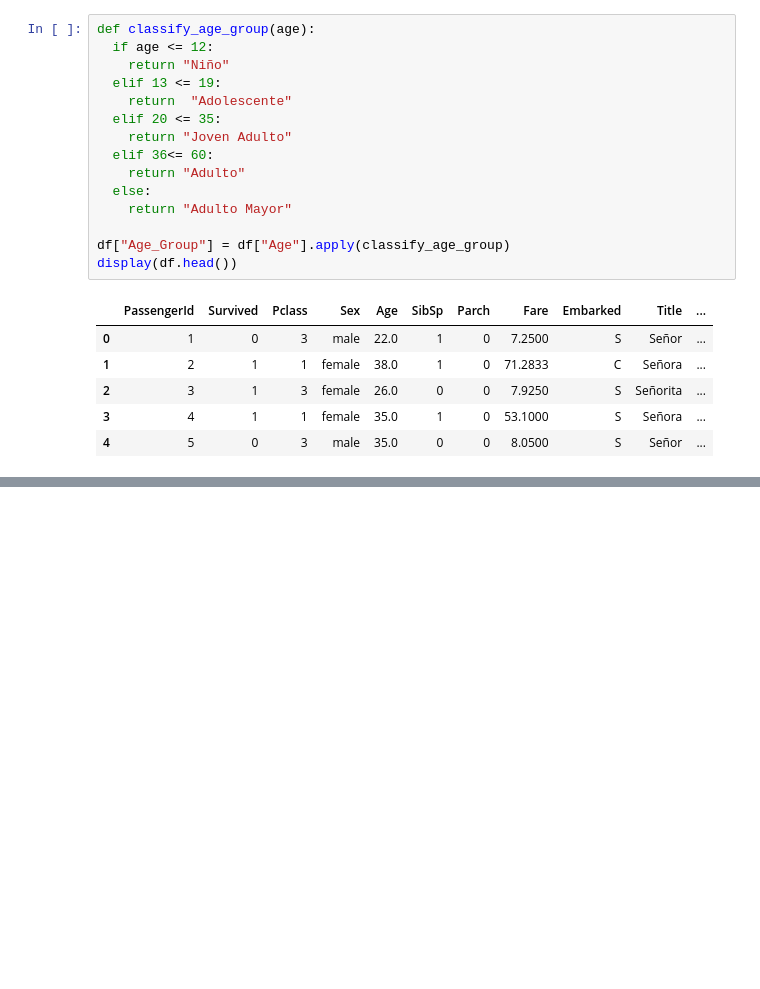
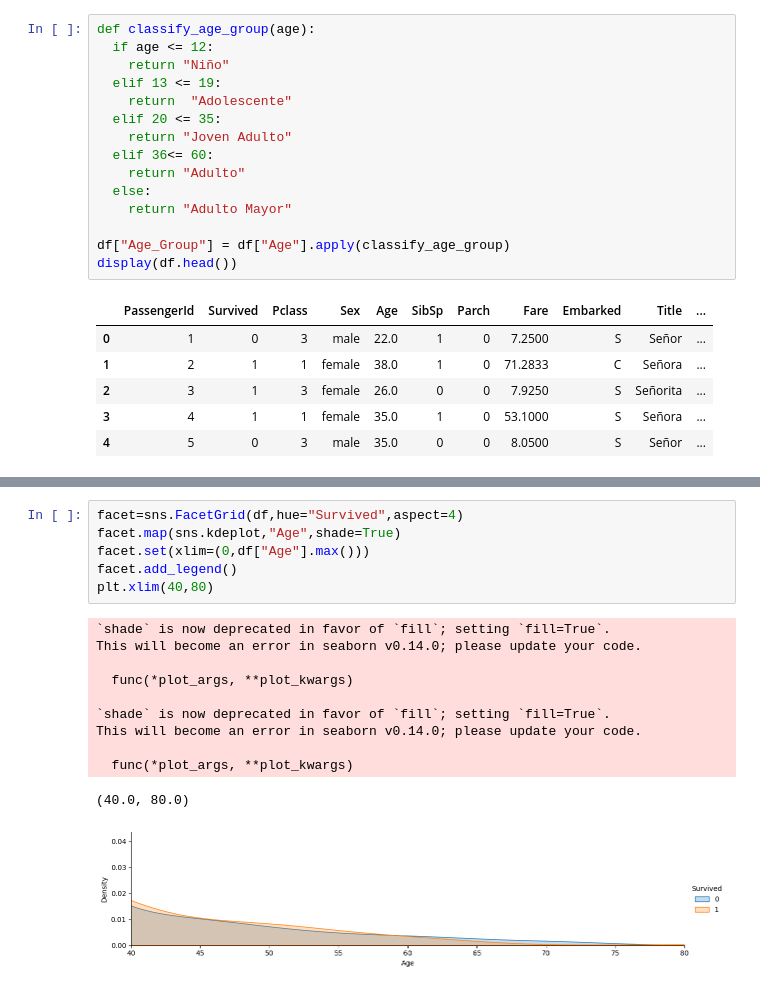
Before and after one commit to jorgeP16/IA_2025, a Jupyter notebook: EDA_TITANIC.ipynb, the cells around one changed output, grey strips where cells are left out. Cells and saved outputs as stored; diff of their text form; blank space fills up the shorter version.

```diff
--- a/EDA_TITANIC.ipynb
+++ b/EDA_TITANIC.ipynb
@@ -309,0 +358,18 @@ Name: count, dtype: int64
+# %%
+facet=sns.FacetGrid(df,hue="Survived",aspect=4)
+facet.map(sns.kdeplot,"Age",shade=True)
+facet.set(xlim=(0,df["Age"].max()))
+facet.add_legend()
+plt.xlim(40,80)
+# %% [output]
+`shade` is now deprecated in favor of `fill`; setting `fill=True`.
+This will become an error in seaborn v0.14.0; please update your code.
+
+  func(*plot_args, **plot_kwargs)
+
+`shade` is now deprecated in favor of `fill`; setting `fill=True`.
+This will become an error in seaborn v0.14.0; please update your code.
+
+  func(*plot_args, **plot_kwargs)
+(40.0, 80.0)
+[figure, added]
```
Also changed, not shown: parts of 11 cells of this notebook.
